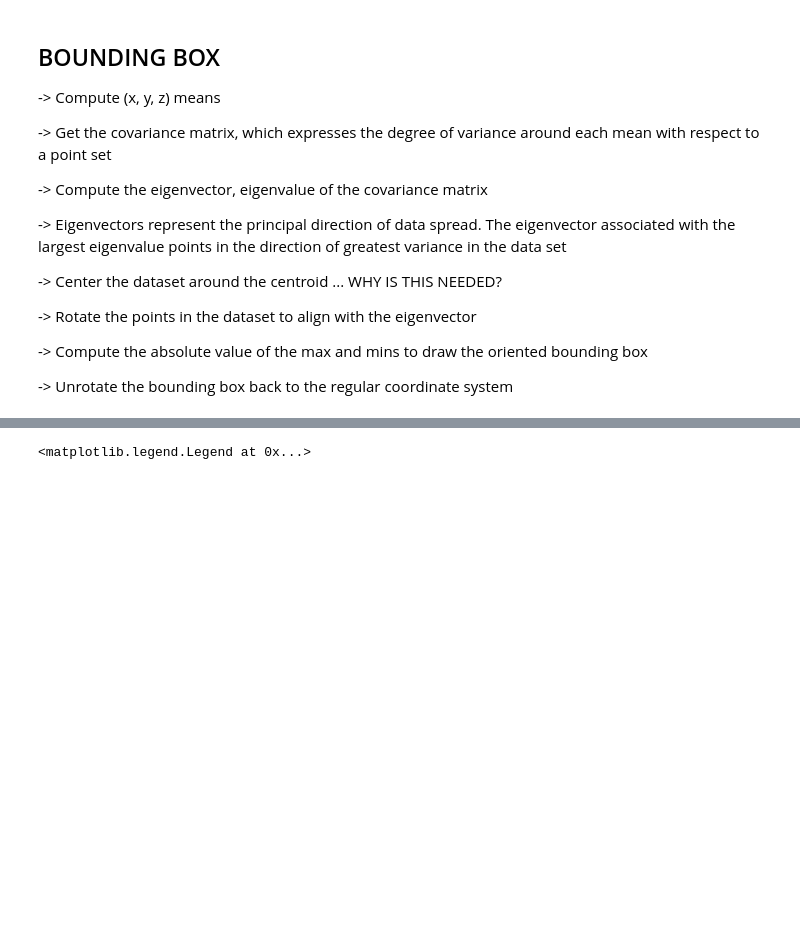
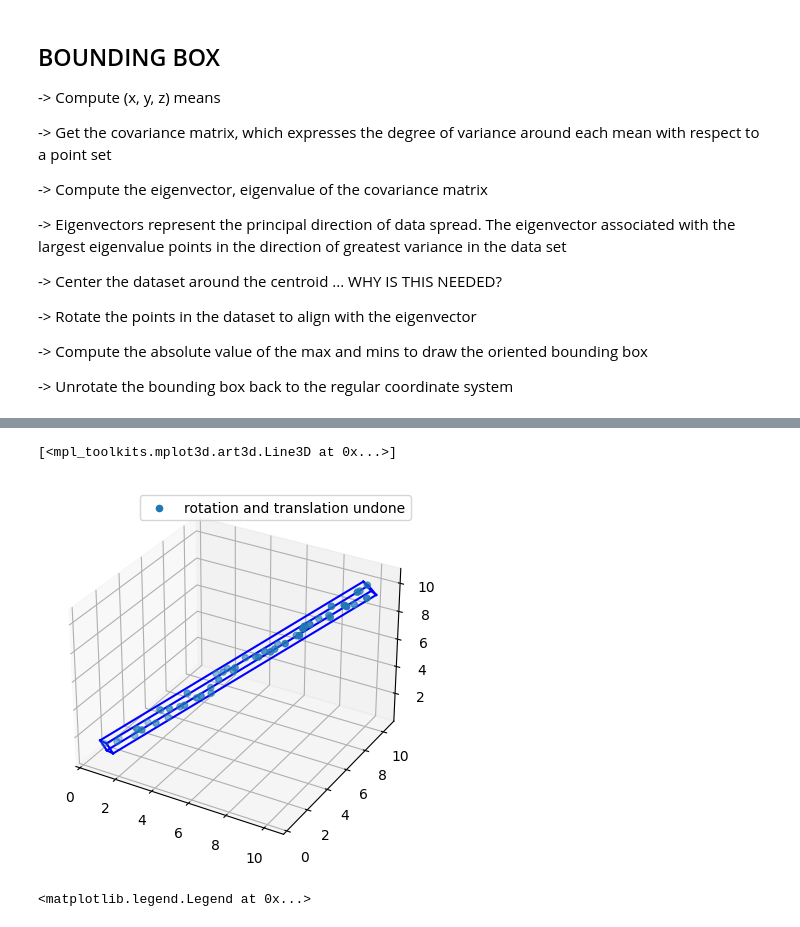
Before and after one commit to VRazgaitis/geometry_engine, a Jupyter notebook: bounding_box.ipynb, the cells around one changed output, grey strips where cells are left out. Drawn from its saved outputs; the diff is of its cells as text; code cells hidden in the pictures; blank space fills up the shorter version.

```diff
--- a/bounding_box.ipynb
+++ b/bounding_box.ipynb
@@ -80,3 +168,42 @@ ax.plot([0, eigenvectors[0, 2]],  [0, eigenvectors[1, 2]], [0, eigenvectors[2, 2
+# %%
+rectangle_coordinates = lambda x1, y1, z1, x2, y2, z2: np.array([[x1, x1, x2, x2, x1, x1, x2, x2],
+                                                      [y1, y2, y2, y1, y1, y2, y2, y1],
+                                                      [z1, z1, z1, z1, z2, z2, z2, z2]])
+# undo the rotations on coordinate points
+realigned_coords = np.matmul(eigenvectors, rotated_coordinates)
+# undo the movement of coordinate points to be centered on the origin
+realigned_coords += means[:, np.newaxis]
+
+# un-align the bounding box from the rotated points
+rrc = np.matmul(eigenvectors, rectangle_coordinates(xmin, ymin, zmin, xmax, ymax, zmax))
+# move box from being centered about the cartesian origin
+rrc += means[:, np.newaxis]
+# %%
+fig = plt.figure()
+ax = fig.add_subplot(111, projection='3d')
+ax.scatter(realigned_coords[0,:], realigned_coords[1,:], realigned_coords[2,:], label="rotation and translation undone")
+ax.legend()
+
+# z1 plane boundary
+ax.plot(rrc[0, 0:2], rrc[1, 0:2], rrc[2, 0:2], color='b')
+ax.plot(rrc[0, 1:3], rrc[1, 1:3], rrc[2, 1:3], color='b')
+ax.plot(rrc[0, 2:4], rrc[1, 2:4], rrc[2, 2:4], color='b')
+ax.plot(rrc[0, [3,0]], rrc[1, [3,0]], rrc[2, [3,0]], color='b')
+
+# z2 plane boundary
+ax.plot(rrc[0, 4:6], rrc[1, 4:6], rrc[2, 4:6], color='b')
+ax.plot(rrc[0, 5:7], rrc[1, 5:7], rrc[2, 5:7], color='b')
+ax.plot(rrc[0, 6:], rrc[1, 6:], rrc[2, 6:], color='b')
+ax.plot(rrc[0, [7, 4]], rrc[1, [7, 4]], rrc[2, [7, 4]], color='b')
+
+# z1 and z2 connecting boundaries
+ax.plot(rrc[0, [0, 4]], rrc[1, [0, 4]], rrc[2, [0, 4]], color='b')
+ax.plot(rrc[0, [1, 5]], rrc[1, [1, 5]], rrc[2, [1, 5]], color='b')
+ax.plot(rrc[0, [2, 6]], rrc[1, [2, 6]], rrc[2, [2, 6]], color='b')
+ax.plot(rrc[0, [3, 7]], rrc[1, [3, 7]], rrc[2, [3, 7]], color='b')
+# %% [output]
+[<mpl_toolkits.mplot3d.art3d.Line3D at 0x...>]
+[figure, added]
 # %%
 # TEST CASE Bounding box points
 bb_points = np.array([[4.1949637777057571, -6.9916062961762613, 16.047420986034020],
```
Also changed, not shown: parts of 6 cells of this notebook.
